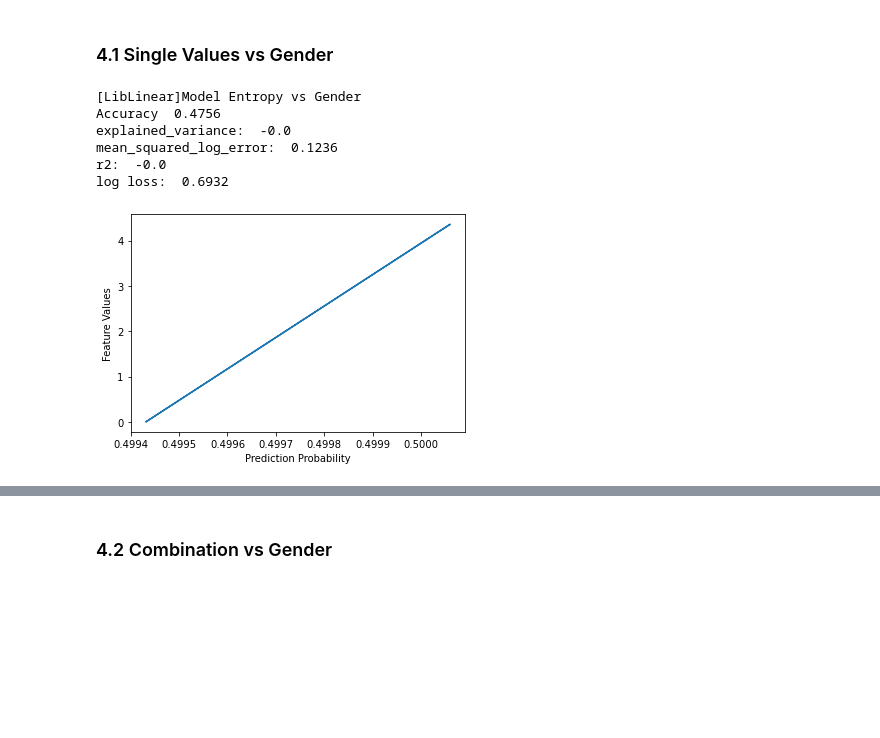
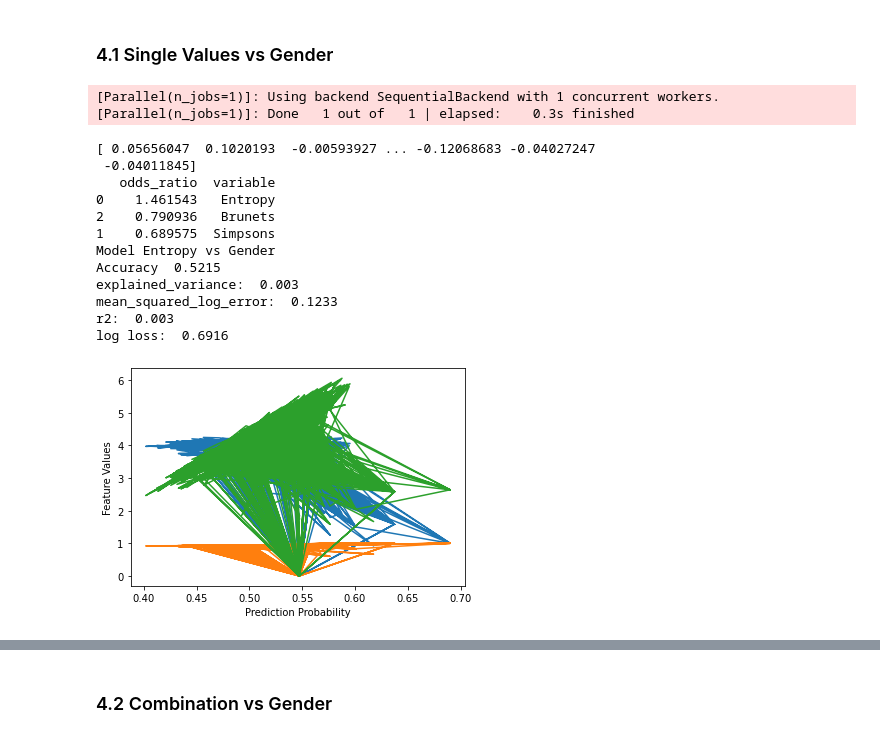
Before and after one commit to PratyushaMaiti/GoodReads_Reviews_Analysis, a Jupyter notebook: Review_Analysis.ipynb, the cells around one changed output, grey strips where cells are left out. Saved outputs shown, nothing was run; the diff lists cells and outputs as text; code cells hidden in the pictures; blank space fills up the shorter version.

```diff
--- a/Review_Analysis.ipynb
+++ b/Review_Analysis.ipynb
@@ -118,7 +137,7 @@ The original dataset consists of anonymized names and reviews, but a mapping to
 # %%
 import pandas as pd
-gendered_data = pd.read_csv('goodreads_names_id_gender.csv')
-gendered_data.columns = ['id', 'name', 'username', 'age', 'location', 'joined', 'friends_count','groups_count', 'reviews_count', 'first_name', 'gender', 'user_id']
+gendered_data = pd.read_csv('goodreads_id_name_gender_new.csv')
+gendered_data.columns = ['index', 'id', 'name', 'username', 'age', 'location', 'joined', 'friends_count','groups_count', 'reviews_count', 'first_name', 'user_id', 'gender']
 gendered_data.info()
 # %% [output]
 <class 'pandas.core.frame.DataFrame'>
@@ -356,20 +558,33 @@ def regression_results(y_true, y_pred):
 #     print('RMSE: ', round(np.sqrt(mse),4))
 # %%
 def call_model(train_set, test_set):
-    Y_train=train_set['gender'].values
-    Y_test=test_set['gender'].values
+    Y_train=[0 if gender=="male" else 1 for gender in train_set['gender'].values]
+    Y_test=[0 if gender=="male" else 1 for gender in test_set['gender'].values]
 
     scikit_log_reg = LogisticRegression(verbose=1, solver='liblinear',random_state=0, C=5, penalty='l2',max_iter=10000)
-    model=scikit_log_reg.fit(feature_df[:30000],Y_train)
+    model=scikit_log_reg.fit(feature_df[:200000],Y_train)
 
-    predicted = model.predict(feature_df[30000:])
-    probs = model.predict_proba(feature_df[30000:])
+    predicted = model.predict(feature_df[200000:])
+    probs = model.predict_proba(feature_df[200000:])
 
-    y_test_n = [0 if y == "male" else 1 for y in Y_test]
+#     pprint(model.summary())
+
+    #decision confidence
+    confidence = model.decision_function(feature_df[200000:])
+    print(confidence)
+
+    #odds ratio
+    odds_ratio=pd.DataFrame({'odds_ratio':(np.exp(model.coef_).T).tolist(),'variable':feature_df.columns.tolist()})
+    odds_ratio['odds_ratio'] = odds_ratio['odds_ratio'].str.get(0)
+    odds_ratio=odds_ratio.sort_values('odds_ratio', ascending=False)
+    print(odds_ratio)
+
+#     y_test_n = [0 if y == "male" else 1 for y in Y_test]
+    y_test_n = Y_test
     probs_n = [i[0] for i in probs]
     print("Model %s vs Gender" % (feature_df.columns[0]))
     print(("Accuracy  ") + str(accuracy_score(Y_test, predicted)))
-    plt.plot(probs_n, feature_df[30000:])
+    plt.plot(probs_n, feature_df[200000:])
     plt.xlabel("Prediction Probability")
     plt.ylabel("Feature Values")
     return regression_results(y_test_n, probs_n)
@@ -738,11 +1148,11 @@ len(entropy), len(simpsons), len(brunets)
 # %%
 def generate_content_feature_set(feature_df):
-    f_shannon = False
-    f_simpson = False
+    f_shannon = True
+    f_simpson = True
     f_brunet = True
     if f_shannon:
-        feature_df['Entropy'] = entropy
+        feature_df['Entropy'] = h_entropy
     if f_simpson:
-        feature_df['Simpsons'] = simpsons
+        feature_df['Simpsons'] = h_simpsons
     if f_brunet:
-        feature_df['Brunets'] = brunets
+        feature_df['Brunets'] = h_brunets
@@ -749,15 +1187,24 @@ def generate_content_feature_set(feature_df):
 # %% [markdown]
 ### 4.1 Single Values vs Gender
 # %%
+# Mystery, thriller, crime
 feature_df = pd.DataFrame()
 generate_content_feature_set(feature_df)
-call_model()
+call_model(train_balanced_reviews_mtc, test_balanced_reviews_mtc)
 # %% [output]
-[LibLinear]Model Entropy vs Gender
-Accuracy  0.4756
-explained_variance:  -0.0
-mean_squared_log_error:  0.1236
-r2:  -0.0
-log loss:  0.6932
+[Parallel(n_jobs=1)]: Using backend SequentialBackend with 1 concurrent workers.
+[Parallel(n_jobs=1)]: Done   1 out of   1 | elapsed:    0.3s finished
+[ 0.05656047  0.1020193  -0.00593927 ... -0.12068683 -0.04027247
+ -0.04011845]
+   odds_ratio  variable
+0    1.461543   Entropy
+2    0.790936   Brunets
+1    0.689575  Simpsons
+Model Entropy vs Gender
+Accuracy  0.5215
+explained_variance:  0.003
+mean_squared_log_error:  0.1233
+r2:  0.003
+log loss:  0.6916
-[figure, old version]
+[figure, new version]
 # %%
```
Also changed, not shown: parts of 108 cells of this notebook.
